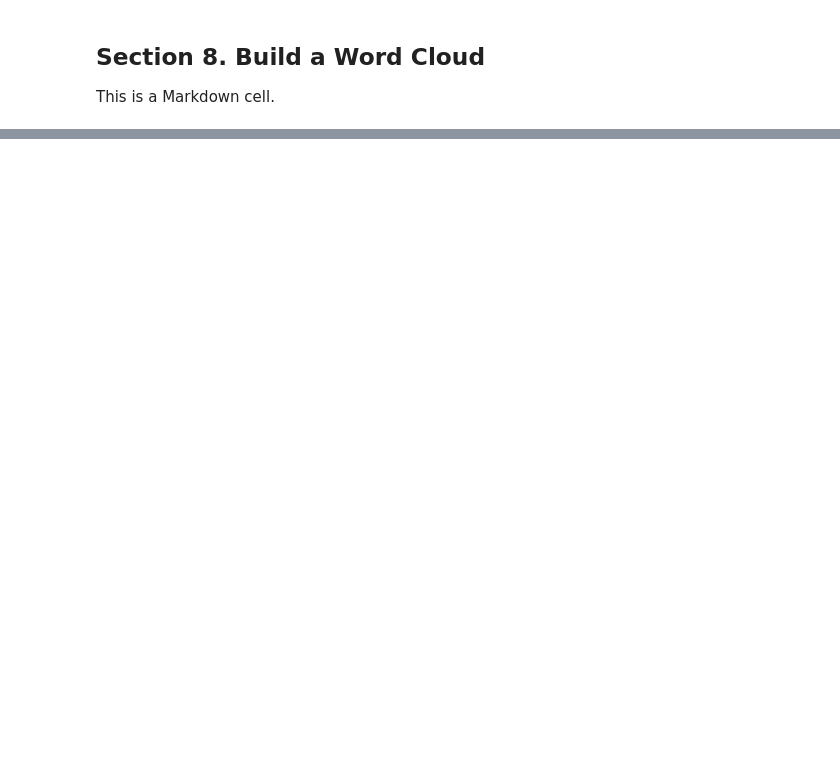
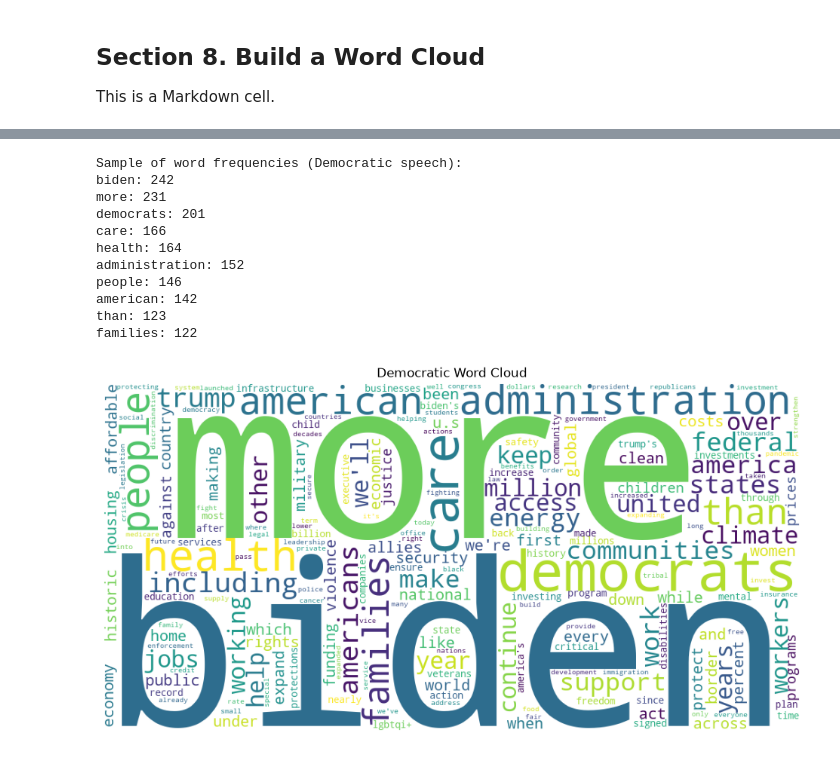
Before and after one commit to ajaneh/nlp-01-getting-started-custom, a Jupyter notebook: notebooks/web_words_heyert.ipynb, the cells around one changed output, grey strips where cells are left out. Drawn from its saved outputs; the diff is of its cells as text; code cells hidden in the pictures; blank space fills up the shorter version.

```diff
--- a/notebooks/web_words_heyert.ipynb
+++ b/notebooks/web_words_heyert.ipynb
@@ -263,0 +324,35 @@ bibcode: 42
+# %%
+# Democratic word cloud
+freq_dict_democratic: dict[str, int] = extract_frequencies(democratic_freq_df)
+print("Sample of word frequencies (Democratic speech):")
+for word, freq in list(freq_dict_democratic.items())[:10]:
+    print(f"{word}: {freq}")
+
+# Build a word cloud where larger words occur more frequently in the text.
+# Set width and height in pixels and set the background color.
+wc: WordCloud = WordCloud(width=1000, height=500, background_color="white")
+
+# Generate the word cloud from the frequency dictionary.
+wc.generate_from_frequencies(freq_dict_democratic)
+
+# Set the figure size in inches
+plt.figure(figsize=(12, 6))
+
+# Display the word cloud image with imshow() and turn off axes for a cleaner look.
+plt.imshow(wc)
+plt.axis("off")
+plt.title("Democratic Word Cloud")
+plt.show()
+# %% [output]
+Sample of word frequencies (Democratic speech):
+biden: 242
+more: 231
+democrats: 201
+care: 166
+health: 164
+administration: 152
+people: 146
+american: 142
+than: 123
+families: 122
+[figure, added]
```
Also changed, not shown: parts of 12 cells of this notebook, 5 other files.
